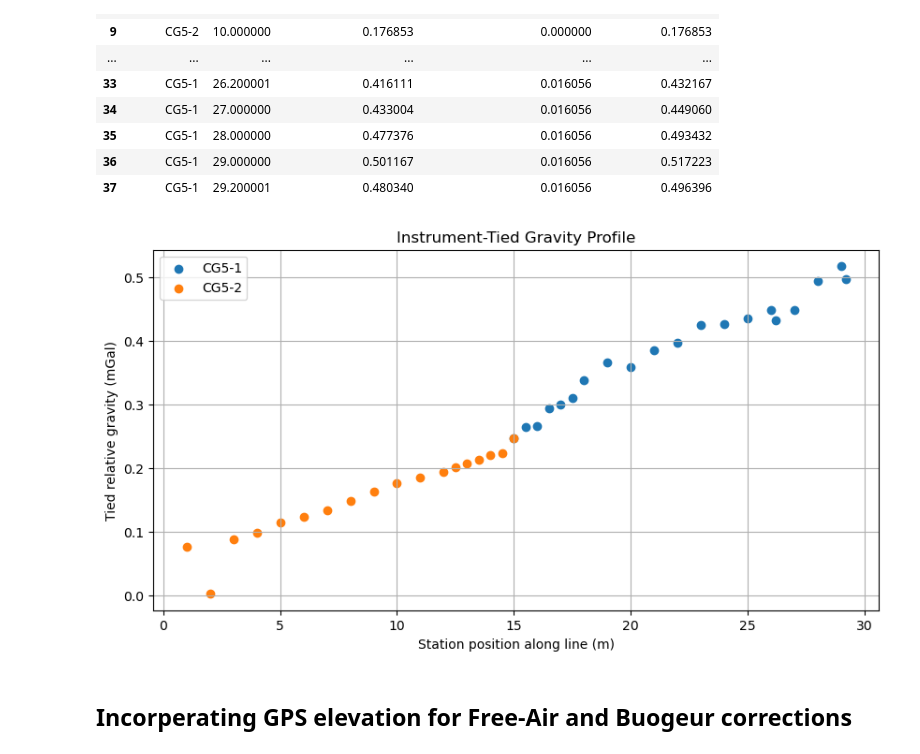
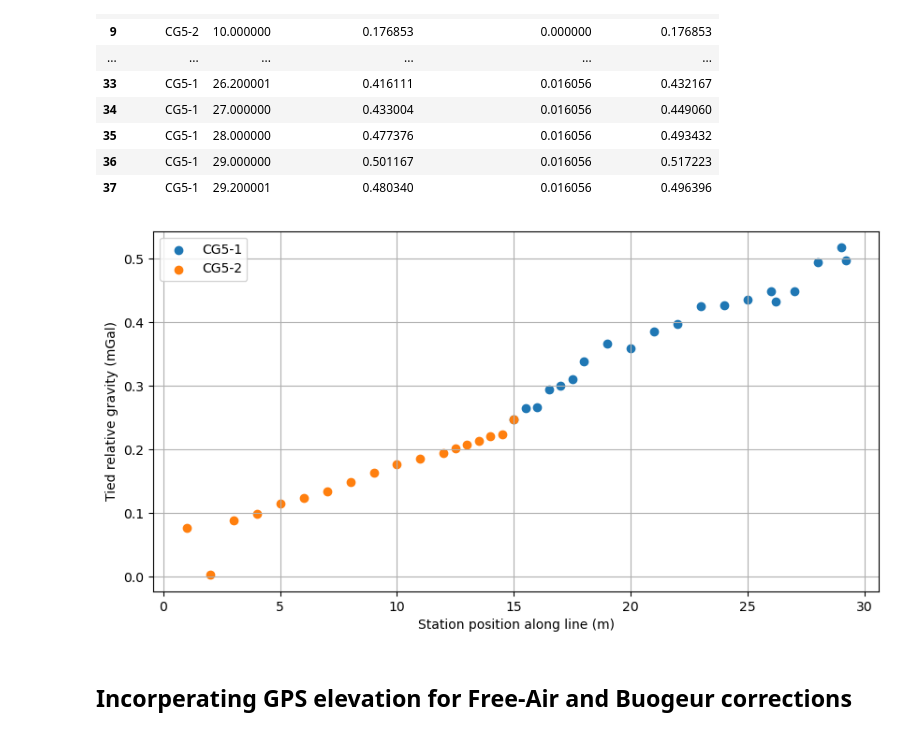
Before and after one commit to tessamurphy16/Geophysical-Characterization-of-the-Historic-Onyx-Mine-in-Steamboat-Springs-CO.-, a Jupyter notebook: notebooks/WORKING ipynb files/01_gravity_onyx.ipynb, the cells around one changed output. Cells and saved outputs as stored; diff of their text form; code cells hidden in the pictures.

```diff
--- a/notebooks/WORKING ipynb files/gravity_onyx.ipynb
+++ b/notebooks/WORKING ipynb files/01_gravity_onyx.ipynb
@@ -128,19 +128,25 @@ tied_profile[
 # %%
 import matplotlib.pyplot as plt
 
 plt.figure(figsize=(10, 5))
 
 for inst, group in tied_profile.groupby("instrument"):
     plt.scatter(group["station"], group["gravity_tied_mgal"], label=inst)
 
 plt.xlabel("Station position along line (m)")
 plt.ylabel("Tied relative gravity (mGal)")
-plt.title("Instrument-Tied Gravity Profile")
+#plt.title("Instrument-Tied Gravity Profile")
 plt.grid(True)
 plt.legend()
+
+plt.savefig(
+    "../../figures/Final_figures/Grav_Instrument_Tie_Correction.png",
+    dpi=300,
+    bbox_inches="tight"
+)
 plt.show()
 # %% [output]
-[figure, old version]
+[figure, new version]
 # %% [markdown]
 ## Incorperating GPS elevation for Free-Air and Buogeur corrections
 # %%
```
Also changed, not shown: parts of 1 cell of this notebook, 4 other files.
